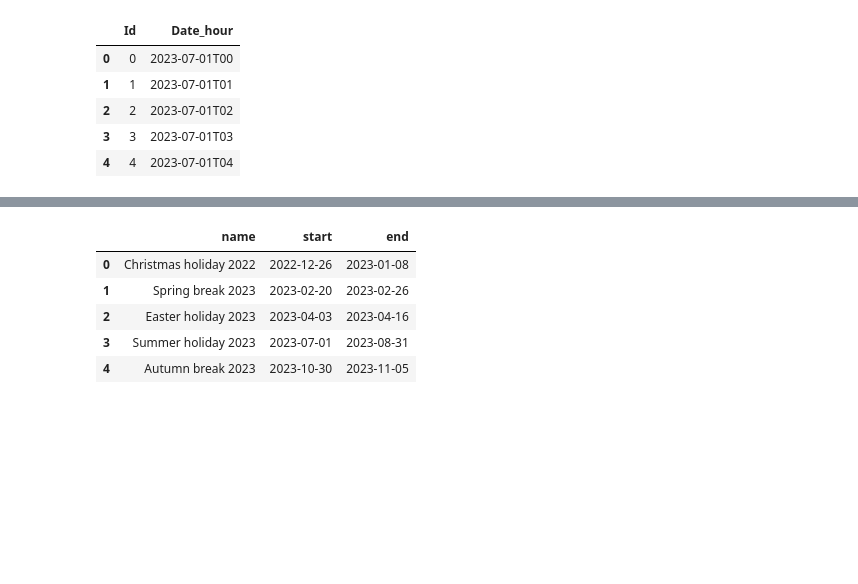
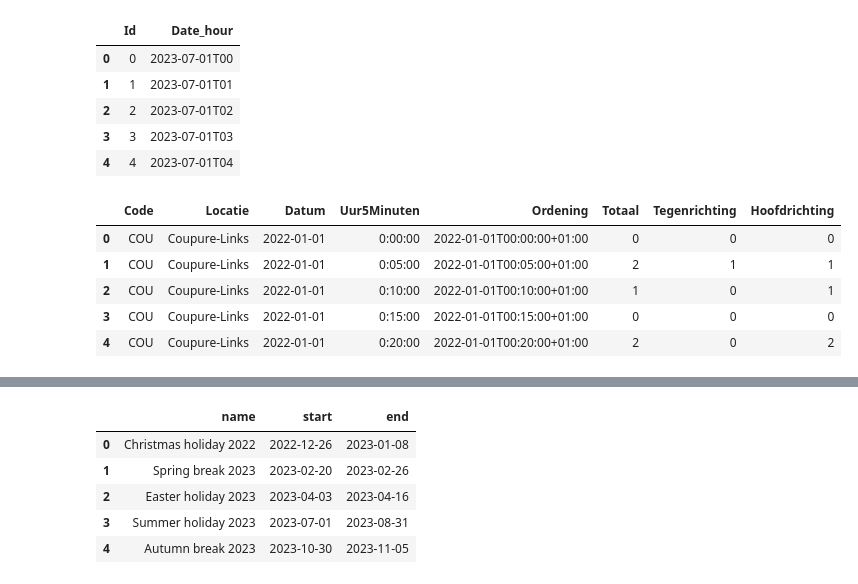
Before and after one commit to Lucmeister55/MLLS_Project1, a Jupyter notebook: project-1-starter-notebook.ipynb, the cells around one changed output, grey strips where cells are left out. Saved outputs shown, nothing was run; the diff lists cells and outputs as text; code cells hidden in the pictures; blank space fills up the shorter version.

```diff
--- a/project-1-starter-notebook.ipynb
+++ b/project-1-starter-notebook.ipynb
@@ -30,3 +30,13 @@ test_data.head()
 | 2 | 2 | 2023-07-01T02 |
 | 3 | 3 | 2023-07-01T03 |
 | 4 | 4 | 2023-07-01T04 |
+# %%
+bicycle_data_2022 = pd.read_csv("input/bicycle-counter-prediction/fietstelpaal-coupure-links-2022-gent.csv", sep = ";")
+bicycle_data_2022.head()
+# %% [output]
+|  | ﻿Code | Locatie | Datum | Uur5Minuten | Ordening | Totaal | Tegenrichting | Hoofdrichting |
+| 0 | COU | Coupure-Links | 2022-01-01 | 0:00:00 | 2022-01-01T00:00:00+01:00 | 0 | 0 | 0 |
+| 1 | COU | Coupure-Links | 2022-01-01 | 0:05:00 | 2022-01-01T00:05:00+01:00 | 2 | 1 | 1 |
+| 2 | COU | Coupure-Links | 2022-01-01 | 0:10:00 | 2022-01-01T00:10:00+01:00 | 1 | 0 | 1 |
+| 3 | COU | Coupure-Links | 2022-01-01 | 0:15:00 | 2022-01-01T00:15:00+01:00 | 0 | 0 | 0 |
+| 4 | COU | Coupure-Links | 2022-01-01 | 0:20:00 | 2022-01-01T00:20:00+01:00 | 2 | 0 | 2 |
```
Also changed, not shown: parts of 36 cells of this notebook, 6 other files.
